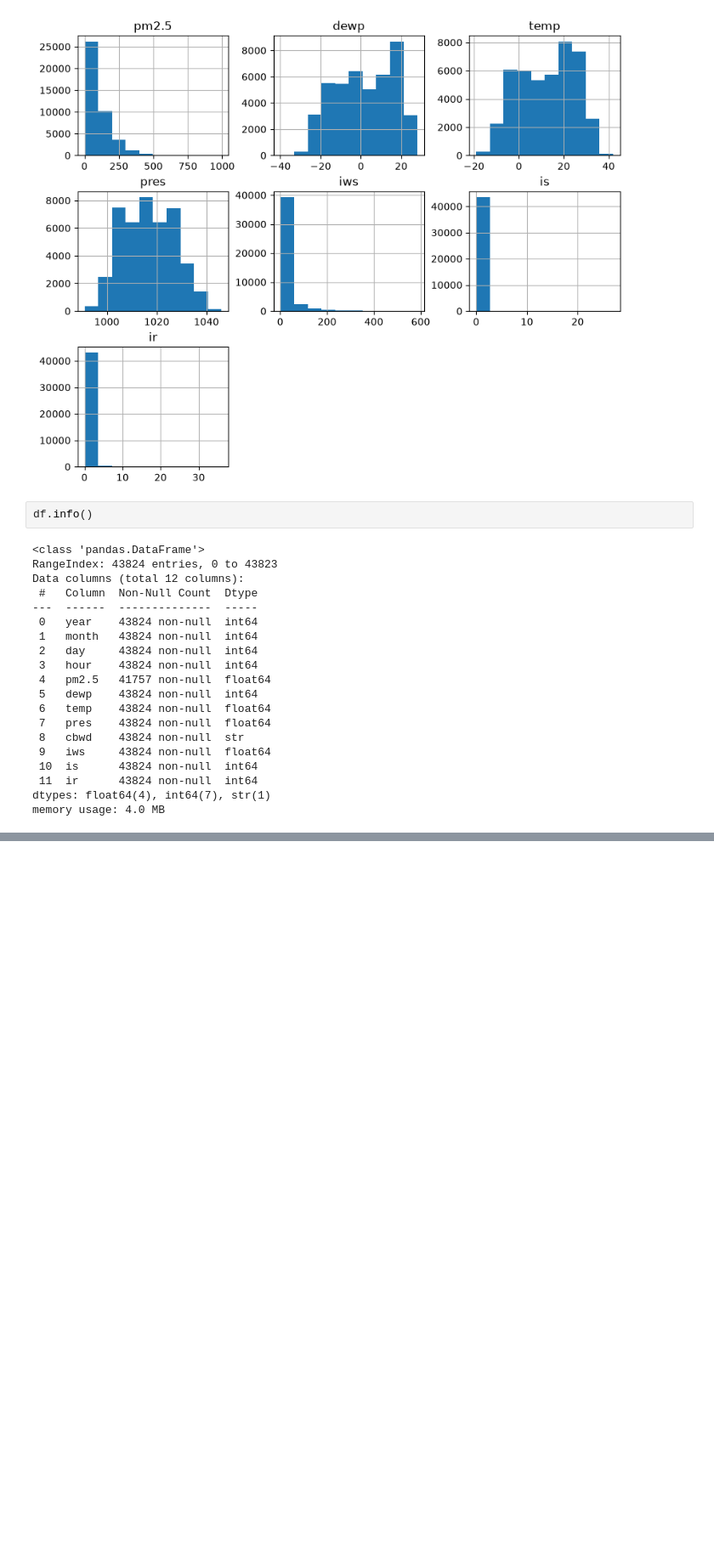
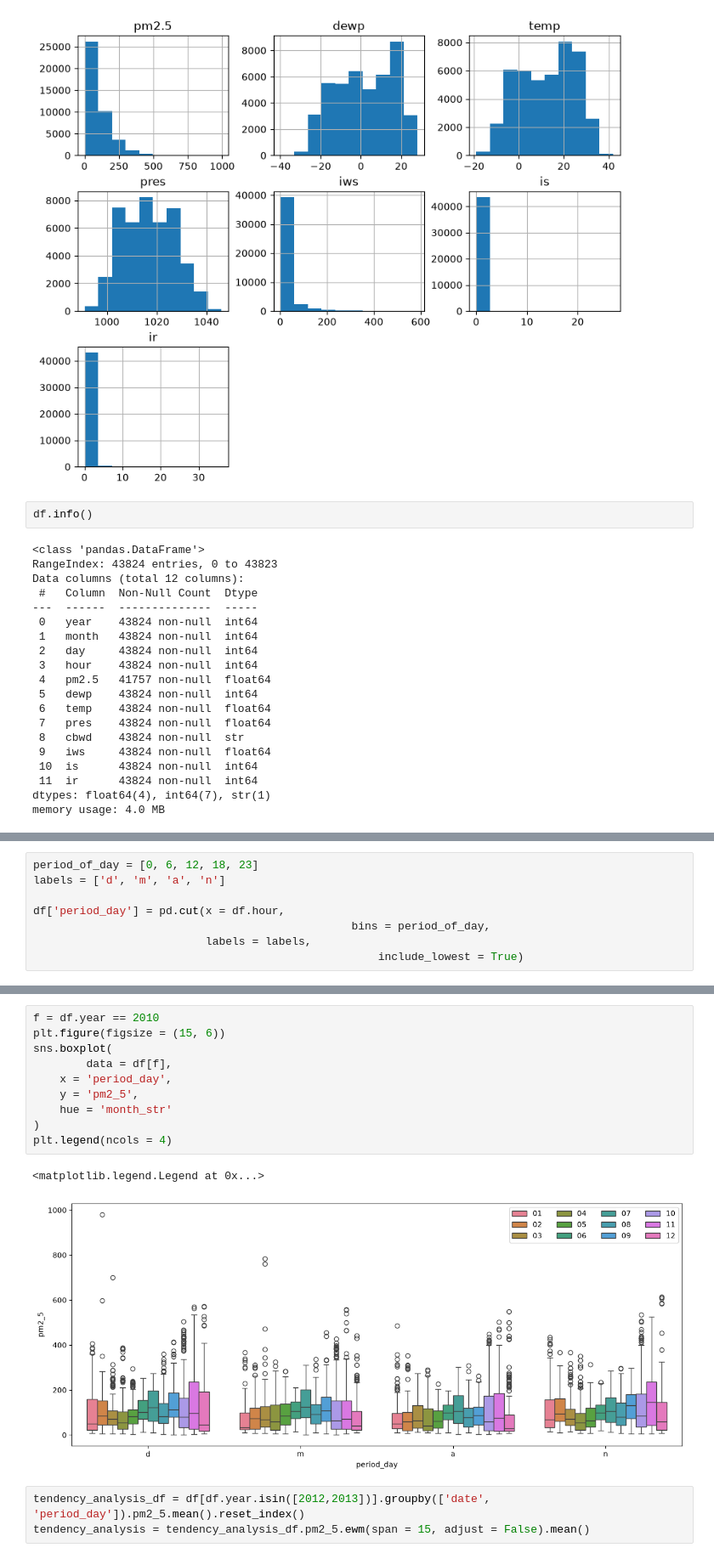
Before and after one commit to matheusmello-o/pm25-prediction, a Jupyter notebook: notebooks/data-exploration.ipynb, the cells around one changed output, grey strips where cells are left out. Shown at 85% size. Cells and saved outputs as stored; diff of their text form; blank space fills up the shorter version.

```diff
--- a/notebooks/data-exploration.ipynb
+++ b/notebooks/data-exploration.ipynb
@@ -67,0 +151,8 @@ df['period'] = df.year + df.month
+# %%
+period_of_day = [0, 6, 12, 18, 23]
+labels = ['d', 'm', 'a', 'n']
+
+df['period_day'] = pd.cut(x = df.hour,
+    											bins = period_of_day,
+                          labels = labels,
+													include_lowest = True)
@@ -67,0 +175,16 @@ df['period'] = df.year + df.month
+# %%
+f = df.year == 2010
+plt.figure(figsize = (15, 6))
+sns.boxplot(
+		data = df[f],
+    x = 'period_day',
+    y = 'pm2_5',
+    hue = 'month_str'
+)
+plt.legend(ncols = 4)
+# %% [output]
+<matplotlib.legend.Legend at 0x...>
+[figure, added]
+# %%
+tendency_analysis_df = df[df.year.isin([2012,2013])].groupby(['date', 'period_day']).pm2_5.mean().reset_index()
+tendency_analysis = tendency_analysis_df.pm2_5.ewm(span = 15, adjust = False).mean()
```
Also changed, not shown: parts of 17 cells of this notebook, 1 other file.
